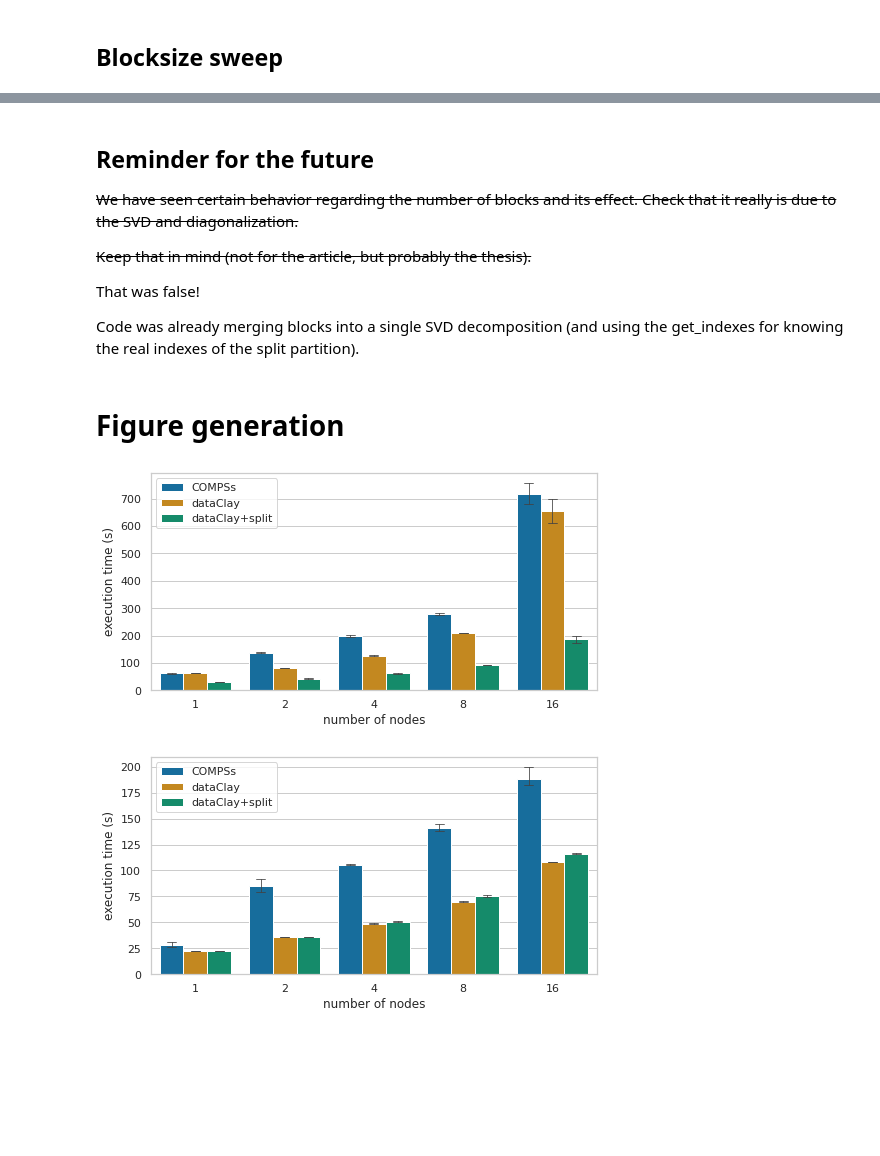
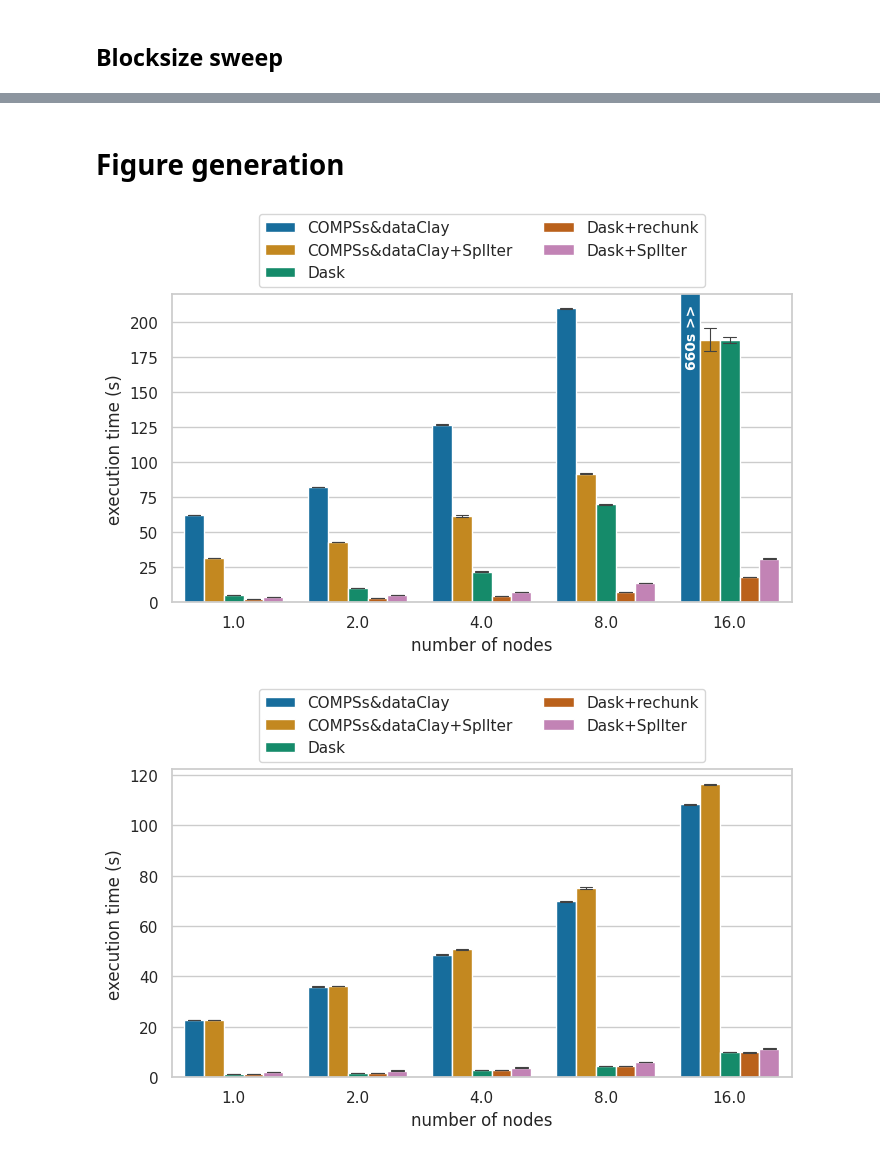
Before and after one commit to bsc-dom/split-miniapps, a Jupyter notebook: analysis/csvm.ipynb, the cells around one changed output, grey strips where cells are left out. Saved outputs shown, nothing was run; the diff lists cells and outputs as text; code cells hidden in the pictures; blank space fills up the shorter version.

```diff
--- a/analysis/csvm.ipynb
+++ b/analysis/csvm.ipynb
@@ -27,6 +27,9 @@ HANDPICKED_OUTLIERS = [
 # %%
 db = DataStorage("csvm-split")
 df = prepare_df(db, HANDPICKED_OUTLIERS)
+
+df.drop(df[(df['id'] < 28182707) & (df['dask'] == 1)].index, inplace=True)
+df.drop(df[(df['id'] < 28231260) & (df['dask'] == 1) & (df["use_split"] == 1)].index, inplace=True)
 # %%
 edf = df.explode("execution_time").sort_values('mode')
 edf['execution_time'] = edf['execution_time'].astype(float)
@@ -159,56 +175,75 @@ data.groupby(["granularity_index", "mode"]).mean()
-# %% [markdown]
-## Reminder for the future
-
-~~We have seen certain behavior regarding the number of blocks and its effect. Check that it really is due to the SVD and diagonalization.~~
-
-~~Keep that in mind (not for the article, but probably the thesis).~~
-
-That was false!
-
-Code was already merging blocks into a single SVD decomposition (and using the get_indexes for knowing the real indexes of the split partition).
 # %% [markdown]
 # Figure generation
 # %%
 sns.set(style="whitegrid", color_codes=True)
+
+hue_order=["dataClay", "dataClay+split", "zdask", "zdask+rechunk", "zdask+split"]
 
 ax = sns.barplot(y="execution_time", x="nodes", hue="mode",
                  data=small_blocks_data,
                  capsize=0.1,
                  errwidth=0.8,
+                 errorbar="se",
+                 hue_order=hue_order,
                  palette="colorblind")
 
-ax.legend().title = ""
+h, l = ax.get_legend_handles_labels()
+ax.legend(h, ["COMPSs&dataClay", "COMPSs&dataClay+SplIter", "Dask", "Dask+rechunk", "Dask+SplIter"])
 ax.set_ylabel("execution time (s)")
 ax.set_xlabel("number of nodes")
+
+ax.set_ylim([0, 220])
+ax.text(3.70, 220, "660s >>  ", ha="center", va="top", rotation=90, color="white", weight="semibold", fontsize=10)
+
+sns.move_legend(
+    ax, "lower center",
+    bbox_to_anchor=(.5, 1), ncol=2, title=None, frameon=True,
+)
 
 save_tweaks("csvm-weakscaling_smallblocks.pdf")
 plt.show()
 
 ax = sns.barplot(y="execution_time", x="nodes", hue="mode",
                  data=big_blocks_data,
                  capsize=0.1,
                  errwidth=0.8,
+                 errorbar="se",
+                 hue_order=hue_order,
                  palette="colorblind")
 
-ax.legend().title = ""
+h, l = ax.get_legend_handles_labels()
+ax.legend(h, ["COMPSs&dataClay", "COMPSs&dataClay+SplIter", "Dask", "Dask+rechunk", "Dask+SplIter"])
 ax.set_ylabel("execution time (s)")
 ax.set_xlabel("number of nodes")
+
+sns.move_legend(
+    ax, "lower center",
+    bbox_to_anchor=(.5, 1), ncol=2, title=None, frameon=True,
+)
 
 save_tweaks("csvm-weakscaling_bigblocks.pdf")
 plt.show()
 
 ax = sns.barplot(y="execution_time", x="granularity_index", hue="mode",
                  data=sweep_data,
                  capsize=0.1,
                  errwidth=0.8,
+                 errorbar="se",
+                 hue_order=hue_order,
                  palette="colorblind")
 
-ax.legend().title = ""
+h, l = ax.get_legend_handles_labels()
+ax.legend(h, ["COMPSs+dataClay", "COMPSs+dataClay+SplIter", "Dask", "Dask+rechunk", "Dask+SplIter"])
 ax.set_ylabel("execution time (s)")
 ax.set_xlabel("blocks per core")
 
+sns.move_legend(
+    ax, "lower center",
+    bbox_to_anchor=(.5, 1), ncol=2, title=None, frameon=True,
+)
+
 save_tweaks("csvm-blocksweep.pdf")
 plt.show()
 # %% [output]
-[figure, old version]
+[figure, new version]
-[figure, old version]
+[figure, new version]
```
Also changed, not shown: parts of 5 cells of this notebook, 18 other files.
